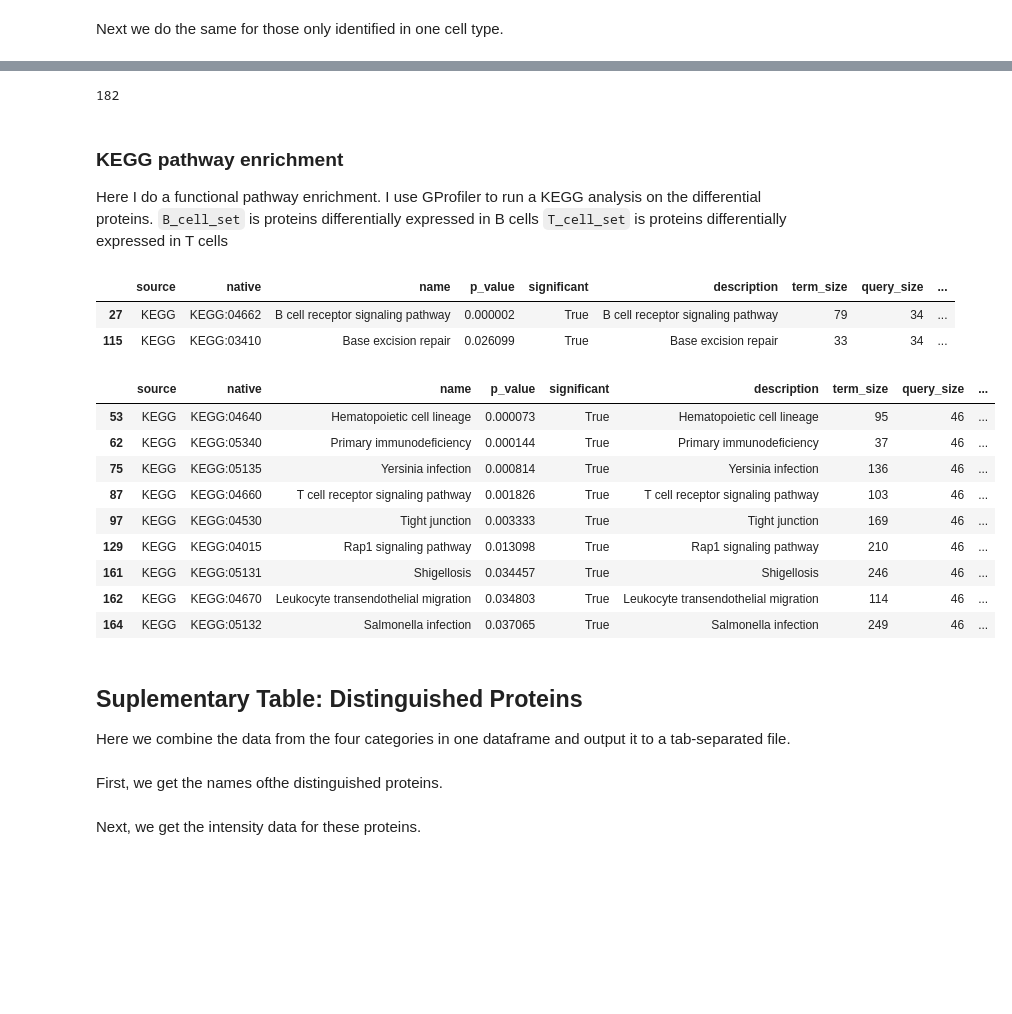
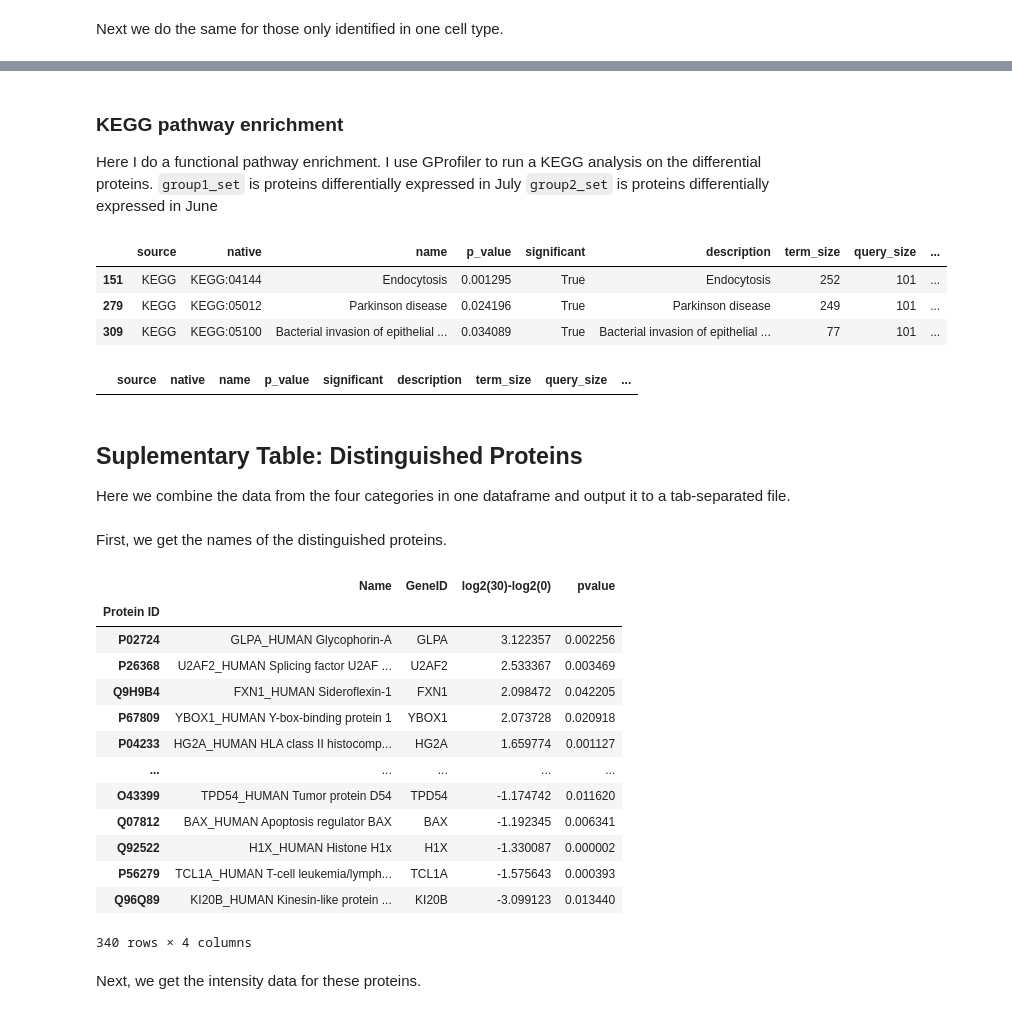
Before and after one commit to PayneLab/TwoMonthLymphocyte, a Jupyter notebook: Make_Figure_1D.ipynb, the cells around one changed output, grey strips where cells are left out. Saved outputs shown, nothing was run; the diff lists cells and outputs as text; code cells hidden in the pictures; blank space fills up the shorter version.

```diff
--- a/Make_Figure_1D.ipynb
+++ b/Make_Figure_1D.ipynb
@@ -209,7 +215,7 @@ The next step is to identify those proteins by name. Here we get the protein nam
 
 *Note that this function doesn't really have a place in the new set up yet.*
 # %%
-def load_fasta(file="longitudinalCLL/data/uniprot-filtered-proteome_3AUP000005640_reviewed_human.fasta"):
+def load_fasta(file="data/uniprot-filtered-proteome_3AUP000005640_reviewed_human.fasta"):
 
     #file is formated:
     #>sp|Q96IY4|CBPB2_HUMAN Carboxypeptidase B2 OS=Homo sapiens OX=9606 GN=CPB2 PE=1 SV=2
@@ -247,10 +253,10 @@ Here we add the names to the <code>tstats</code> dataframe, which contains the f
 tstats['Name']=protein_names_by_group
 tstats['GeneID'] = tstats.Name.apply(lambda n: str(n).split('_HUMAN')[0])
 
-altered_proteins = tstats.loc[altered.index].sort_values('log2(B)-log2(T)',
-                        ascending=False)[['Name','GeneID','log2(B)-log2(T)','pvalue']]
-higher_in_B_cells = altered_proteins.loc[altered_proteins['log2(B)-log2(T)'] >0]
-higher_in_T_cells = altered_proteins.loc[altered_proteins['log2(B)-log2(T)'] <0]
+altered_proteins = tstats.loc[altered.index].sort_values(fc_comp,
+                        ascending=False)[['Name','GeneID',fc_comp,'pvalue']]
+higher_in_group1 = altered_proteins.loc[altered_proteins[fc_comp] >0]
+higher_in_group2 = altered_proteins.loc[altered_proteins[fc_comp] <0]
 
 #To write out to a file, use:
 #altered_proteins.to_csv('data/filename.tsv', sep='\t')
@@ -260,6 +266,6 @@ Next we do the same for those only identified in one cell type.
 data_in_one_type['Name'] = protein_names_by_group
 data_in_one_type['GeneID']=data_in_one_type.Name.apply(lambda n: str(n).split('_HUMAN')[0])
 
-B_cell_only_geneset = data_in_one_type[(data_in_one_type.Type==cell_types[0])]
-T_cell_only_geneset= data_in_one_type[(data_in_one_type.Type==cell_types[1])]
+group1_only_geneset = data_in_one_type[(data_in_one_type.Type==cell_types[0])]
+group2_only_geneset= data_in_one_type[(data_in_one_type.Type==cell_types[1])]
 # %% [markdown]
@@ -310,3 +359,3 @@ B_cell_only_geneset[['Name', 'GeneID']]
 # %%
-B_cell_set = list(higher_in_B_cells.GeneID)+list(B_cell_only_geneset.GeneID)
+group2_set = list(higher_in_group2.GeneID)+list(group2_only_geneset.GeneID)
 # %%
@@ -363,4 +364,0 @@ T_cell_set = list(higher_in_T_cells.GeneID)+list(T_cell_only_geneset.GeneID)
-# %%
-len(T_cell_set)
-# %% [output]
-182
@@ -367,33 +370,25 @@ len(T_cell_set)
 # %% [markdown]
 ### KEGG pathway enrichment
 Here I do a functional pathway enrichment. I use GProfiler to run a KEGG analysis on the differential proteins.
-<code>B_cell_set</code> is proteins differentially expressed in B cells
-<code>T_cell_set</code> is proteins differentially expressed in T cells
+<code>group1_set</code> is proteins differentially expressed in July
+<code>group2_set</code> is proteins differentially expressed in June
 # %%
 gp = GProfiler(return_dataframe = True)
 # %%
-group1 = gp.profile(organism='hsapiens', query=list(B_cell_set))
+group1 = gp.profile(organism='hsapiens', query=list(group1_set))
 group1[group1["source"] == "KEGG"]
 # %% [output]
 |  | source | native | name | p_value | significant | description | term_size | query_size | ... |
-| 27 | KEGG | KEGG:04662 | B cell receptor signaling pathway | 0.000002 | True | B cell receptor signaling pathway | 79 | 34 | ... |
-| 115 | KEGG | KEGG:03410 | Base excision repair | 0.026099 | True | Base excision repair | 33 | 34 | ... |
+| 151 | KEGG | KEGG:04144 | Endocytosis | 0.001295 | True | Endocytosis | 252 | 101 | ... |
+| 279 | KEGG | KEGG:05012 | Parkinson disease | 0.024196 | True | Parkinson disease | 249 | 101 | ... |
+| 309 | KEGG | KEGG:05100 | Bacterial invasion of epithelial ... | 0.034089 | True | Bacterial invasion of epithelial ... | 77 | 101 | ... |
 # %%
-group2 = gp.profile(organism='hsapiens', query=list(T_cell_set))
+group2 = gp.profile(organism='hsapiens', query=list(group2_set))
 group2[group2["source"] == "KEGG"]
 # %% [output]
 |  | source | native | name | p_value | significant | description | term_size | query_size | ... |
-| 53 | KEGG | KEGG:04640 | Hematopoietic cell lineage | 0.000073 | True | Hematopoietic cell lineage | 95 | 46 | ... |
-| 62 | KEGG | KEGG:05340 | Primary immunodeficiency | 0.000144 | True | Primary immunodeficiency | 37 | 46 | ... |
-| 75 | KEGG | KEGG:05135 | Yersinia infection | 0.000814 | True | Yersinia infection | 136 | 46 | ... |
-| 87 | KEGG | KEGG:04660 | T cell receptor signaling pathway | 0.001826 | True | T cell receptor signaling pathway | 103 | 46 | ... |
-| 97 | KEGG | KEGG:04530 | Tight junction | 0.003333 | True | Tight junction | 169 | 46 | ... |
-| 129 | KEGG | KEGG:04015 | Rap1 signaling pathway | 0.013098 | True | Rap1 signaling pathway | 210 | 46 | ... |
-| 161 | KEGG | KEGG:05131 | Shigellosis | 0.034457 | True | Shigellosis | 246 | 46 | ... |
-| 162 | KEGG | KEGG:04670 | Leukocyte transendothelial migration | 0.034803 | True | Leukocyte transendothelial migration | 114 | 46 | ... |
-| 164 | KEGG | KEGG:05132 | Salmonella infection | 0.037065 | True | Salmonella infection | 249 | 46 | ... |
 # %% [markdown]
 ## Suplementary Table: Distinguished Proteins
 Here we combine the data from the four categories in one dataframe and output it to a tab-separated file.
 # %% [markdown]
-First, we get the names ofthe distinguished proteins.
+First, we get the names of the distinguished proteins.
@@ -403,2 +397,19 @@ distinguished_proteins = pd.concat([data_in_one_type[["GeneID"]],
+# %%
+distinguished_proteins
+# %% [output]
+|  | Name | GeneID | log2(30)-log2(0) | pvalue |
+| Protein ID |  |  |  |  |
+| P02724 | GLPA_HUMAN Glycophorin-A | GLPA | 3.122357 | 0.002256 |
+| P26368 | U2AF2_HUMAN Splicing factor U2AF ... | U2AF2 | 2.533367 | 0.003469 |
+| Q9H9B4 | FXN1_HUMAN Sideroflexin-1 | FXN1 | 2.098472 | 0.042205 |
+| P67809 | YBOX1_HUMAN Y-box-binding protein 1 | YBOX1 | 2.073728 | 0.020918 |
+| P04233 | HG2A_HUMAN HLA class II histocomp... | HG2A | 1.659774 | 0.001127 |
+| ... | ... | ... | ... | ... |
+| O43399 | TPD54_HUMAN Tumor protein D54 | TPD54 | -1.174742 | 0.011620 |
+| Q07812 | BAX_HUMAN Apoptosis regulator BAX | BAX | -1.192345 | 0.006341 |
+| Q92522 | H1X_HUMAN Histone H1x | H1X | -1.330087 | 0.000002 |
+| P56279 | TCL1A_HUMAN T-cell leukemia/lymph... | TCL1A | -1.575643 | 0.000393 |
+| Q96Q89 | KI20B_HUMAN Kinesin-like protein ... | KI20B | -3.099123 | 0.013440 |
+340 rows × 4 columns
 # %% [markdown]
 Next, we get the intensity data for these proteins.
```
Also changed, not shown: parts of 55 cells of this notebook, 10 other files.
